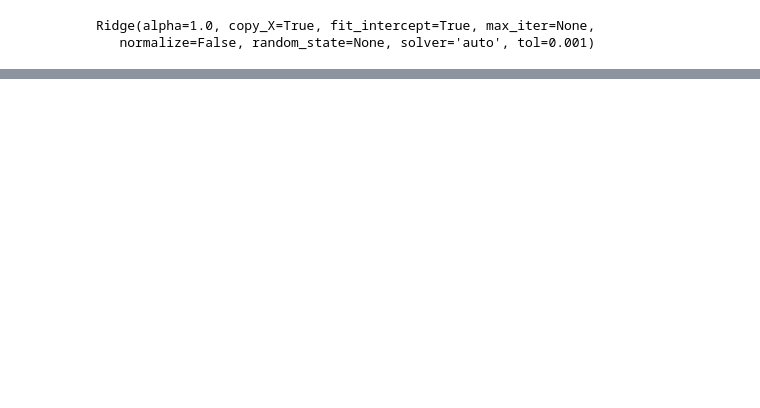
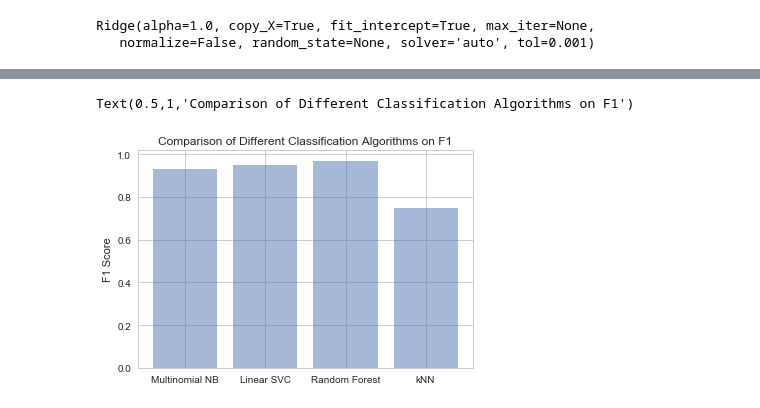
Before and after one commit to Bruce-Decker/CMPE255_GroupProject, a Jupyter notebook: Term_Project.ipynb, the cells around one changed output, grey strips where cells are left out. Cells and saved outputs as stored; diff of their text form; code cells hidden in the pictures; blank space fills up the shorter version.

```diff
--- a/Term_Project.ipynb
+++ b/Term_Project.ipynb
@@ -90,0 +131,4 @@ X_test = vect.transform(X_test_kera)
+# %%
+y_pred_RFC = clf3.predict(X_test)
+RFC_f1 = f1_score(y_pred_RFC, y_test, average = 'weighted')
+print(RFC_f1)
@@ -102,0 +145,4 @@ print(neigh.predict(X_test))
+# %%
+y_pred_knn = clf4.predict(X_test)
+knn_f1 = f1_score(y_pred_knn, y_test, average = 'weighted')
+print(knn_f1)
@@ -272,0 +346,12 @@ Text(0.5,1,'Comparison of Different Regression Algorithms on RSME')
+# %%
+objects = ('Multinomial NB', 'Linear SVC', 'Random Forest', 'kNN')
+y_pos = np.arange(len(objects))
+performance = [MNB_f1, LSVC_f1, RFC_f1, knn_f1]
+
+plt.bar(y_pos, performance, align = 'center', alpha = 0.5)
+plt.xticks(y_pos, objects)
+plt.ylabel('F1 Score')
+plt.title('Comparison of Different Classification Algorithms on F1')
+# %% [output]
+Text(0.5,1,'Comparison of Different Classification Algorithms on F1')
+[figure, added]
```
Also changed, not shown: parts of 33 cells of this notebook.
